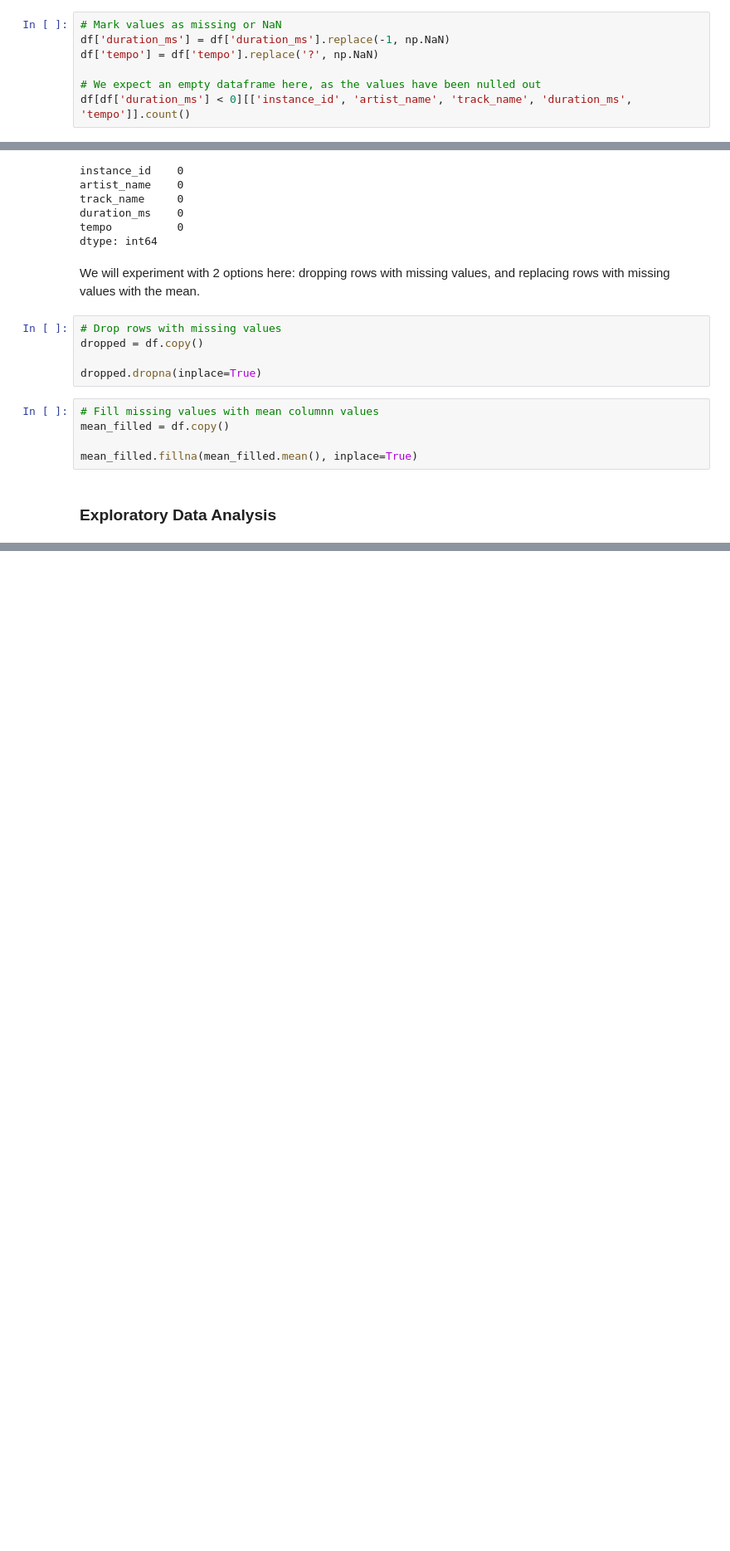
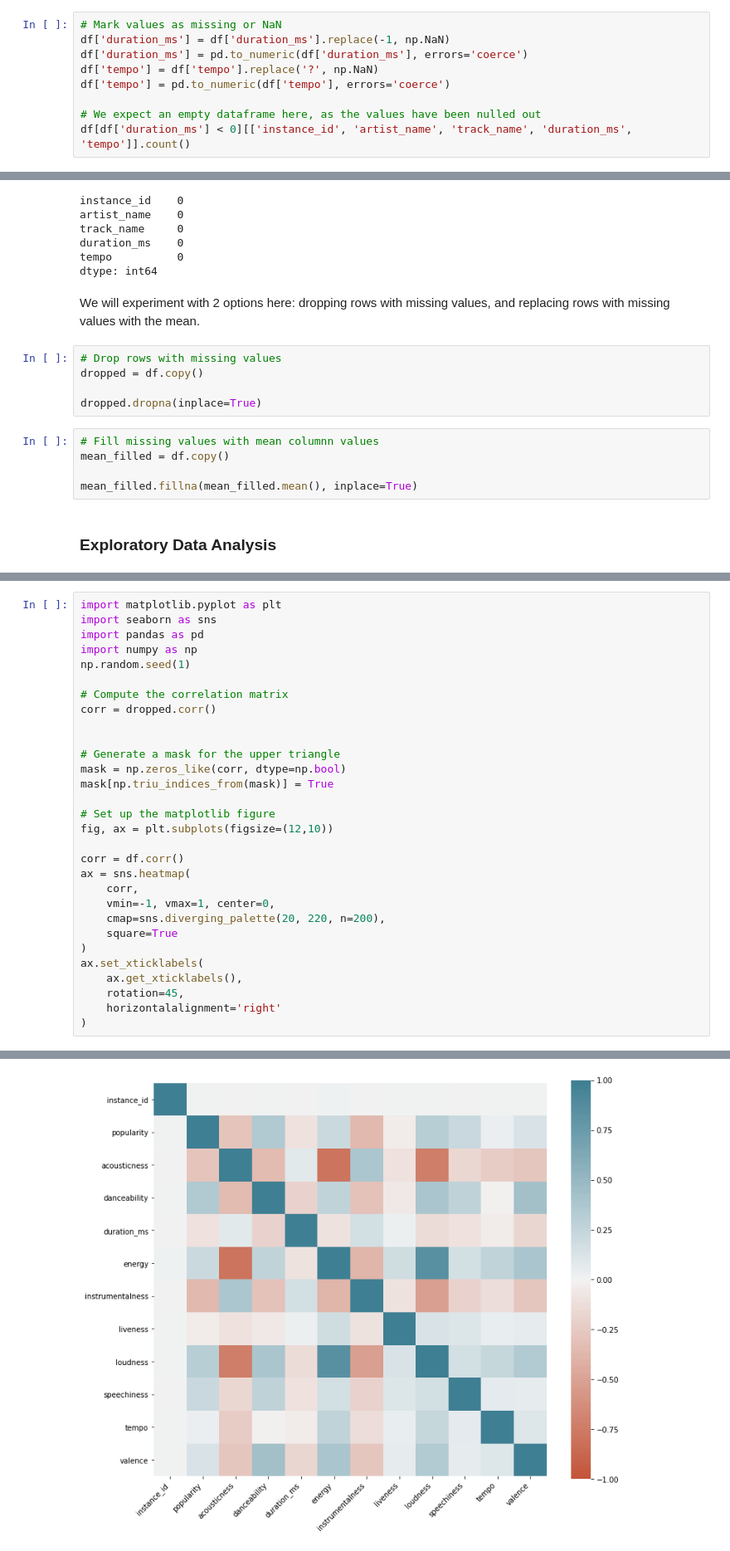
Before and after one commit to alarsen123/music-genre-classification, a Jupyter notebook: MLP2/analysis/analysis.ipynb, the cells around one changed output, grey strips where cells are left out. Shown at 83% size. Saved outputs shown, nothing was run; the diff lists cells and outputs as text; blank space fills up the shorter version.

Commit message:
added correlation

```diff
--- a/MLP2/analysis/analysis.ipynb
+++ b/MLP2/analysis/analysis.ipynb
@@ -313,7 +290,9 @@ df[df['tempo'] == '?'][['instance_id', 'artist_name',
 # %%
 # Mark values as missing or NaN
 df['duration_ms'] = df['duration_ms'].replace(-1, np.NaN)
+df['duration_ms'] = pd.to_numeric(df['duration_ms'], errors='coerce')
 df['tempo'] = df['tempo'].replace('?', np.NaN)
+df['tempo'] = pd.to_numeric(df['tempo'], errors='coerce')
 
 # We expect an empty dataframe here, as the values have been nulled out
 df[df['duration_ms'] < 0][['instance_id', 'artist_name', 'track_name', 'duration_ms', 'tempo']].count()
@@ -398,0 +378,31 @@ plt.show()
+# %%
+import matplotlib.pyplot as plt
+import seaborn as sns
+import pandas as pd
+import numpy as np
+np.random.seed(1)
+
+# Compute the correlation matrix
+corr = dropped.corr()
+
+
+# Generate a mask for the upper triangle
+mask = np.zeros_like(corr, dtype=np.bool)
+mask[np.triu_indices_from(mask)] = True
+
+# Set up the matplotlib figure
+fig, ax = plt.subplots(figsize=(12,10))
+
+corr = df.corr()
+ax = sns.heatmap(
+    corr,
+    vmin=-1, vmax=1, center=0,
+    cmap=sns.diverging_palette(20, 220, n=200),
+    square=True
+)
+ax.set_xticklabels(
+    ax.get_xticklabels(),
+    rotation=45,
+    horizontalalignment='right'
+)
+# %% [output]
@@ -398,0 +421 @@ plt.show()
+[figure, added]
```
Also changed, not shown: parts of 6 cells of this notebook.
